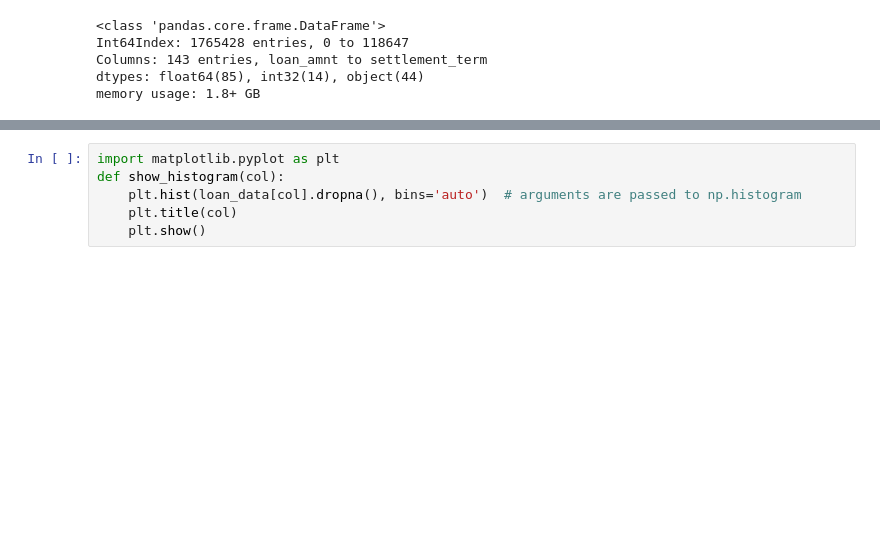
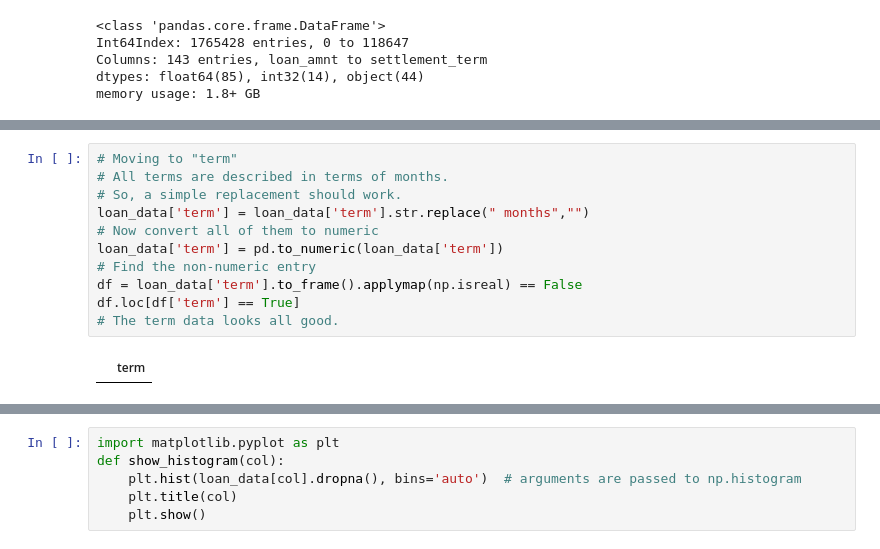
Before and after one commit to anilrajgr/udacity-machine-learning, a Jupyter notebook: projects/capstone/csv2dataframe.ipynb, the cells around one changed output, grey strips where cells are left out. Drawn from its saved outputs; the diff is of its cells as text; blank space fills up the shorter version.

```diff
--- a/projects/capstone/csv2dataframe.ipynb
+++ b/projects/capstone/csv2dataframe.ipynb
@@ -248,0 +294,13 @@ See the caveats in the documentation: http://pandas.pydata.org/pandas-docs/stabl
+# %%
+# Moving to "term"
+# All terms are described in terms of months.
+# So, a simple replacement should work.
+loan_data['term'] = loan_data['term'].str.replace(" months","")
+# Now convert all of them to numeric
+loan_data['term'] = pd.to_numeric(loan_data['term'])
+# Find the non-numeric entry
+df = loan_data['term'].to_frame().applymap(np.isreal) == False
+df.loc[df['term'] == True]
+# The term data looks all good.
+# %% [output]
+|  | term |
```
Also changed, not shown: parts of 7 cells of this notebook.
